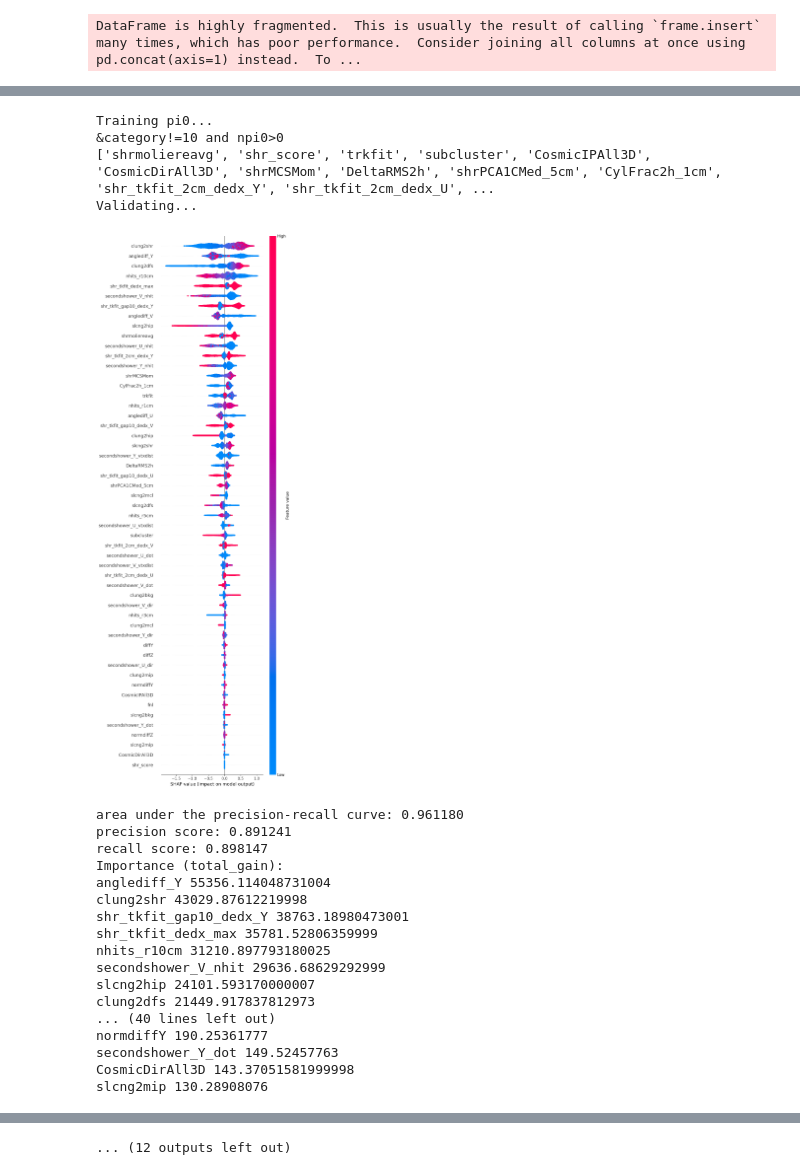
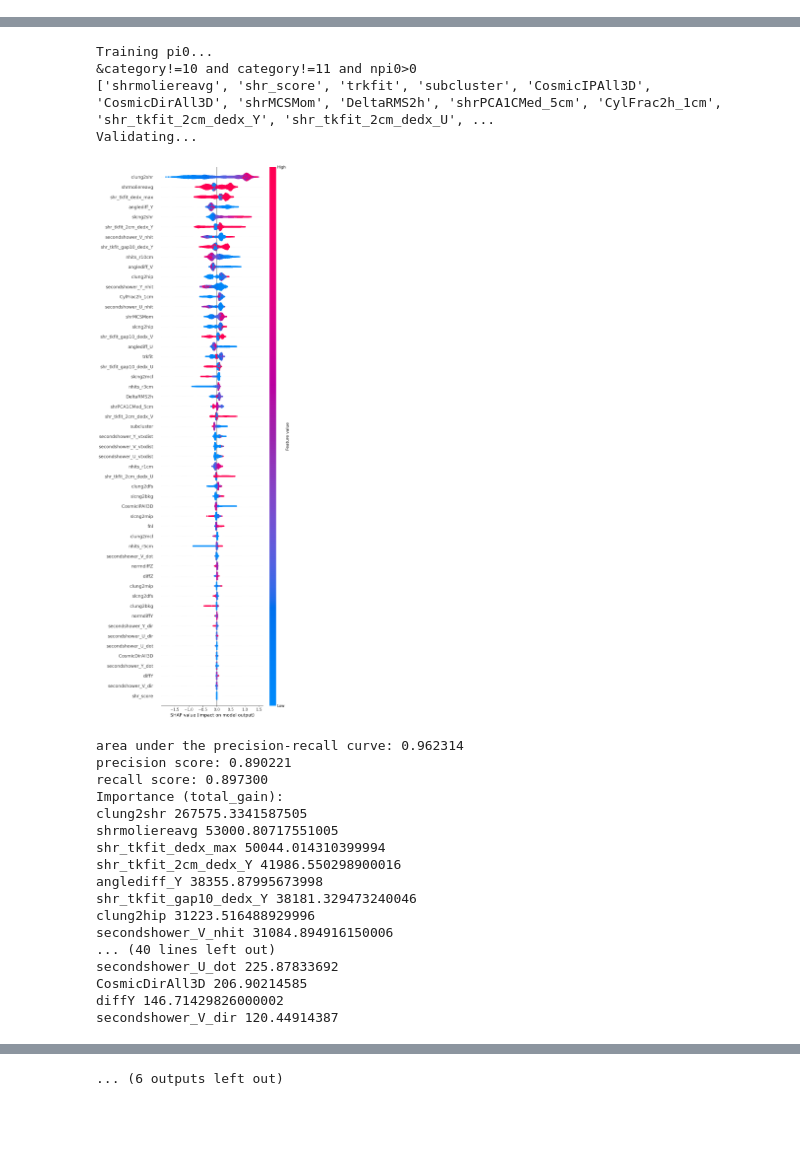
Before and after one commit to katepletcher/PELEE, a Jupyter notebook: MCC9.10_BDT_unified.ipynb, the cells around one changed output, grey strips where cells are left out. Saved outputs shown, nothing was run; the diff lists cells and outputs as text; code cells hidden in the pictures; blank space fills up the shorter version.

Commit message:
Update notebooks for unified BDT training framework

```diff
--- a/MCC9.10_BDT_unified.ipynb
+++ b/MCC9.10_BDT_unified.ipynb
@@ -30,11 +30,12 @@ from data_loading import load_runs
 
 from microfit.selections import get_selection_query
 # %%
-# split_type = 'simple'
-split_type = 'mc_query'
+split_type = 'simple'
+# split_type = 'mc_query'
 # split_type = 'mc_nue_query'
 # %%
-RUN = ["4a_nuepresel","4b_nuepresel","4c_nuepresel","4d_nuepresel","5_nuepresel"]
+# RUN = ["4a_nuepresel","4b_nuepresel","4c_nuepresel","4d_nuepresel","5_nuepresel"]
+RUN = ["4a_zppresel","4b_zppresel","4c_zppresel","4d_zppresel","5_zppresel"]
 
 # Use truth filters for 'simple' split
 if split_type == 'simple':
@@ -248,8 +217,6 @@ for k, df in samples.items():
 #     for i, reco_bin in enumerate(reco_bins):
 #         if i == 0: continue
 #         df[0].loc[(df[0]['reco_e'] > reco_bins[i-1]) & (df[0]['reco_e'] < reco_bins[i]), 'train_weight'] = df[0]['train_weight']*reco_scaling[i-1]
-# %% [output]
-DataFrame is highly fragmented.  This is usually the result of calling `frame.insert` many times, which has poor performance.  Consider joining all columns at once using pd.concat(axis=1) instead.  To ...
 # %%
 # Inclusive set of variables w/ NuGraph
 TRAINVAR = [
@@ -385,18 +352,18 @@ PRESEL += ' and n_tracks_contained == 0'
 
 PRESEL += ' and crtveto != 1'
 
-PRESEL += ' and CosmicIPAll3D > 10.'
-PRESEL += ' and shrmoliereavg < 20'
-PRESEL += ' and subcluster > 5'
-PRESEL += ' and shr_trk_sce_start_y > -100 and shr_trk_sce_start_y < 100'
-PRESEL += ' and shr_trk_len > 20'
-PRESEL += ' and CylFrac2h_1cm < 0.7'
-PRESEL += ' and shrMCSMom > 20'
-PRESEL += ' and (n_tracks_tot == 0 or (n_tracks_tot>0 and tk1sh1_angle_alltk>-0.9))'
+# PRESEL += ' and CosmicIPAll3D > 10.'
+# PRESEL += ' and shrmoliereavg < 20'
+# PRESEL += ' and subcluster > 5'
+# PRESEL += ' and shr_trk_sce_start_y > -100 and shr_trk_sce_start_y < 100'
+# PRESEL += ' and shr_trk_len > 20'
+# PRESEL += ' and CylFrac2h_1cm < 0.7'
+# PRESEL += ' and shrMCSMom > 20'
+# PRESEL += ' and (n_tracks_tot == 0 or (n_tracks_tot>0 and tk1sh1_angle_alltk>-0.9))'
 
-PRESEL += ' and diffZ > -70 and diffZ < 80'
-PRESEL += ' and normdiffZ > -0.75 and normdiffZ < 0.75'
-PRESEL += ' and fnl > -200 and fnl < 50'
+# PRESEL += ' and diffZ > -70 and diffZ < 80'
+# PRESEL += ' and normdiffZ > -0.75 and normdiffZ < 0.75'
+# PRESEL += ' and fnl > -200 and fnl < 50'
 
 # PRESEL += ' and nonpi0_score > 0.9'
 # PRESEL += ' and pi0_score > 0.5'
@@ -428,7 +395,7 @@ for label, bkg_query in zip(nue_booster.labels, nue_booster.bkg_queries):
 
     preds, gain_imp[label], evals_result, shap_values = my_booster.train_booster(ax, bkg_query)
 
-    with open(ls.pickle_path+'booster_%s_45_10_0pnewloosesel_mcnuequery.pickle' % label, 'wb') as booster_file:
+    with open(ls.pickle_path+'booster_%s_45_1011_0pnewloosesel_simple.pickle' % label, 'wb') as booster_file:
         pickle.dump(preds, booster_file)
 
     #print(evals_result)
@@ -499,22 +466,22 @@ secondshower_V_dot 288.193930567
 Training pi0...
-&category!=10 and npi0>0
+&category!=10 and category!=11 and npi0>0
 ['shrmoliereavg', 'shr_score', 'trkfit', 'subcluster', 'CosmicIPAll3D', 'CosmicDirAll3D', 'shrMCSMom', 'DeltaRMS2h', 'shrPCA1CMed_5cm', 'CylFrac2h_1cm', 'shr_tkfit_2cm_dedx_Y', 'shr_tkfit_2cm_dedx_U', ...
 Validating...
-[figure, old version]
+[figure, new version]
-area under the precision-recall curve: 0.961180
-precision score: 0.891241
-recall score: 0.898147
+area under the precision-recall curve: 0.962314
+precision score: 0.890221
+recall score: 0.897300
 Importance (total_gain):
-anglediff_Y 55356.114048731004
-clung2shr 43029.87612219998
-shr_tkfit_gap10_dedx_Y 38763.18980473001
-shr_tkfit_dedx_max 35781.52806359999
-nhits_r10cm 31210.897793180025
-secondshower_V_nhit 29636.68629292999
-slcng2hip 24101.593170000007
-clung2dfs 21449.917837812973
+clung2shr 267575.3341587505
+shrmoliereavg 53000.80717551005
+shr_tkfit_dedx_max 50044.014310399994
+shr_tkfit_2cm_dedx_Y 41986.550298900016
+anglediff_Y 38355.87995673998
+shr_tkfit_gap10_dedx_Y 38181.329473240046
+clung2hip 31223.516488929996
+secondshower_V_nhit 31084.894916150006
 ... (40 lines left out)
-normdiffY 190.25361777
-secondshower_Y_dot 149.52457763
-CosmicDirAll3D 143.37051581999998
-slcng2mip 130.28908076
+secondshower_U_dot 225.87833692
+CosmicDirAll3D 206.90214585
+diffY 146.71429826000002
+secondshower_V_dir 120.44914387
@@ -524,4 +491,4 @@ slcng2mip 130.28908076
-... (12 outputs left out)
+... (6 outputs left out)
 # %%
 if split_type == 'simple' or split_type == 'mc_query':
     print('mc',train_nu.query(PRESEL)["train_weight"].sum())
```
Also changed, not shown: parts of 14 cells of this notebook, 10 other files.
